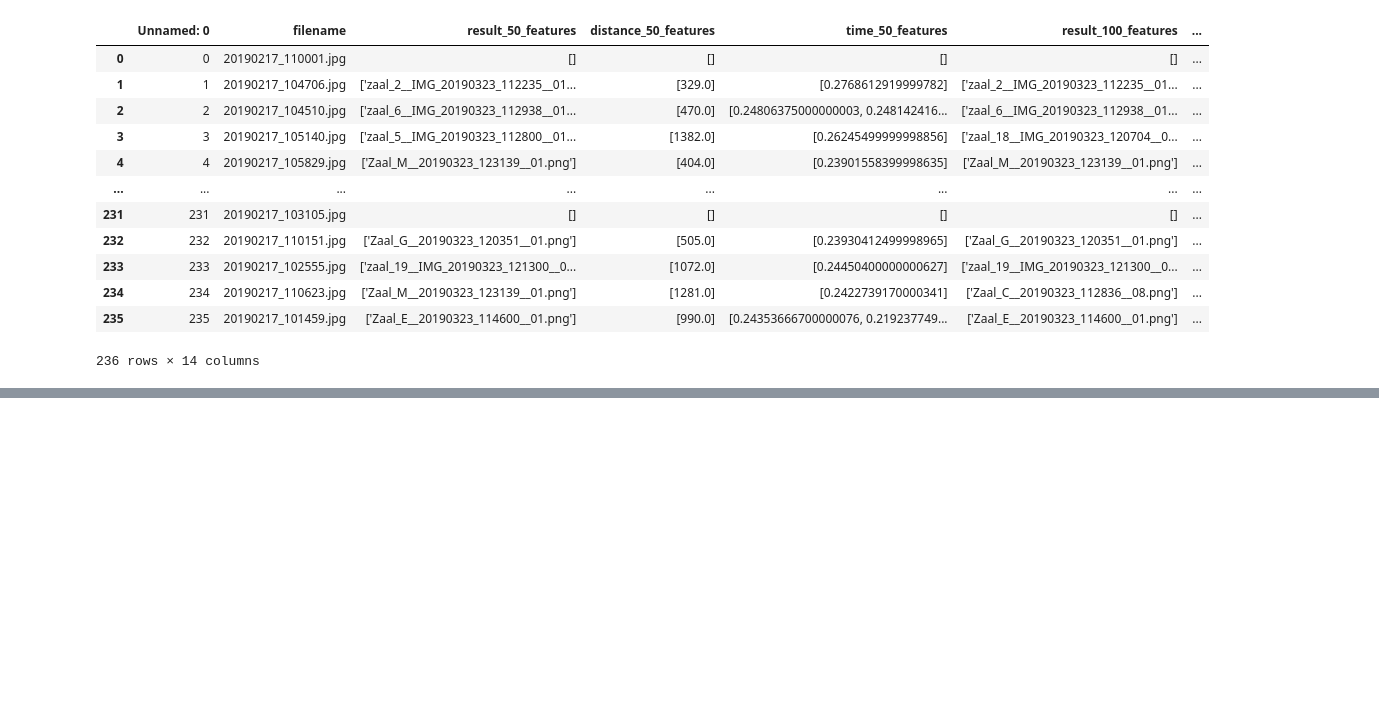
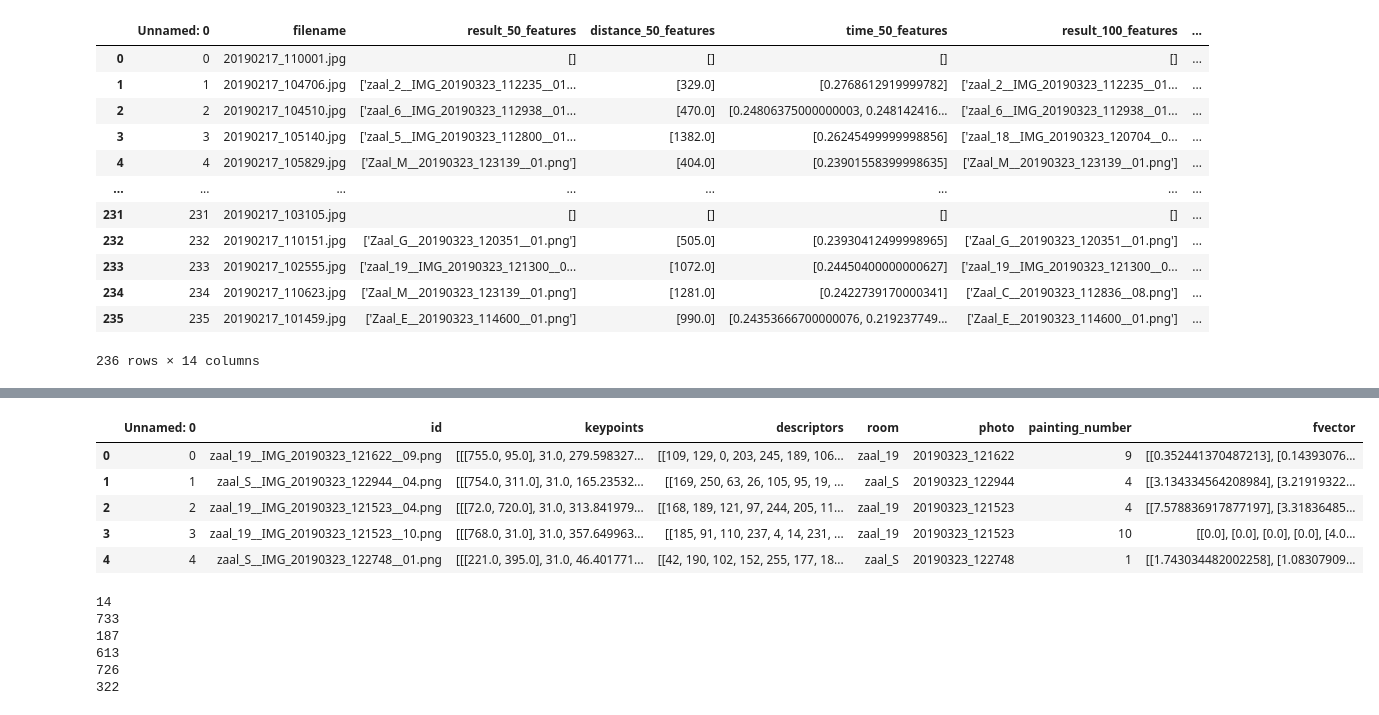
Before and after one commit to robbedec/localization-msk, a Jupyter notebook: src/data/science.ipynb, the cells around one changed output, grey strips where cells are left out. Saved outputs shown, nothing was run; the diff lists cells and outputs as text; code cells hidden in the pictures; blank space fills up the shorter version.

```diff
--- a/src/data/science.ipynb
+++ b/src/data/science.ipynb
@@ -157,0 +357,42 @@ for name in db.iloc[idx_closest].id:
+# %%
+def convert_fvector(fvectors):
+    descriptors = np.array(pd.read_json(fvectors), dtype=np.float64)
+    return descriptors
+
+
+df['fvector'] = df['fvector'].apply(lambda x: convert_fvector(x))
+# %%
+df.head()
+# %% [output]
+|  | Unnamed: 0 | id | keypoints | descriptors | room | photo | painting_number | fvector |
+| 0 | 0 | zaal_19__IMG_20190323_121622__09.png | [[[755.0, 95.0], 31.0, 279.598327... | [[109, 129, 0, 203, 245, 189, 106... | zaal_19 | 20190323_121622 | 9 | [[0.352441370487213], [0.14393076... |
+| 1 | 1 | zaal_S__IMG_20190323_122944__04.png | [[[754.0, 311.0], 31.0, 165.23532... | [[169, 250, 63, 26, 105, 95, 19, ... | zaal_S | 20190323_122944 | 4 | [[3.134334564208984], [3.21919322... |
+| 2 | 2 | zaal_19__IMG_20190323_121523__04.png | [[[72.0, 720.0], 31.0, 313.841979... | [[168, 189, 121, 97, 244, 205, 11... | zaal_19 | 20190323_121523 | 4 | [[7.578836917877197], [3.31836485... |
+| 3 | 3 | zaal_19__IMG_20190323_121523__10.png | [[[768.0, 31.0], 31.0, 357.649963... | [[185, 91, 110, 237, 4, 14, 231, ... | zaal_19 | 20190323_121523 | 10 | [[0.0], [0.0], [0.0], [0.0], [4.0... |
+| 4 | 4 | zaal_S__IMG_20190323_122748__01.png | [[[221.0, 395.0], 31.0, 46.401771... | [[42, 190, 102, 152, 255, 177, 18... | zaal_S | 20190323_122748 | 1 | [[1.743034482002258], [1.08307909... |
+# %%
+# img, x = load_image("/Users/lennertsteyaert/Documents/GitHub/computervisie-group8/data/test_images/20190203_112058.jpg");
+
+
+def preprocess_convert(img):
+    img = image.smart_resize(img, featureMatcher.model.input_shape[1:3])
+    x = image.img_to_array(img)
+    x = np.expand_dims(x, axis=0)
+    x = preprocess_input(x)
+    return x
+
+
+featureMatcher = CustomResNet()
+
+img = cv2.imread("/Users/lennertsteyaert/Documents/GitHub/computervisie-group8/data/test_images/20190203_112058.jpg")
+
+#preprocess_convert(img)
+
+featureMatcher.cosine_match(img,df)
+# %% [output]
+14
+733
+187
+613
+726
+322
```
Also changed, not shown: parts of 19 cells of this notebook, 2 other files.
